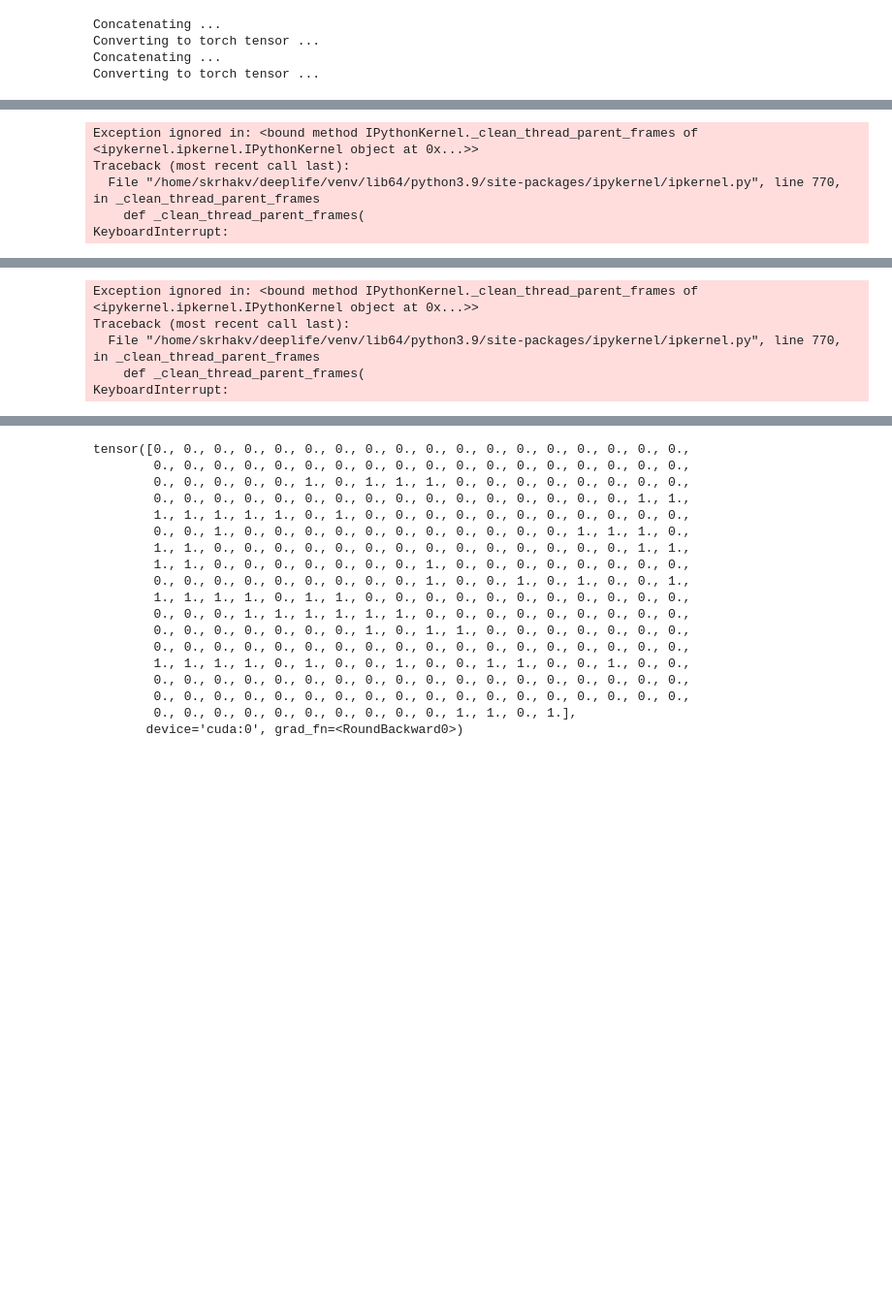
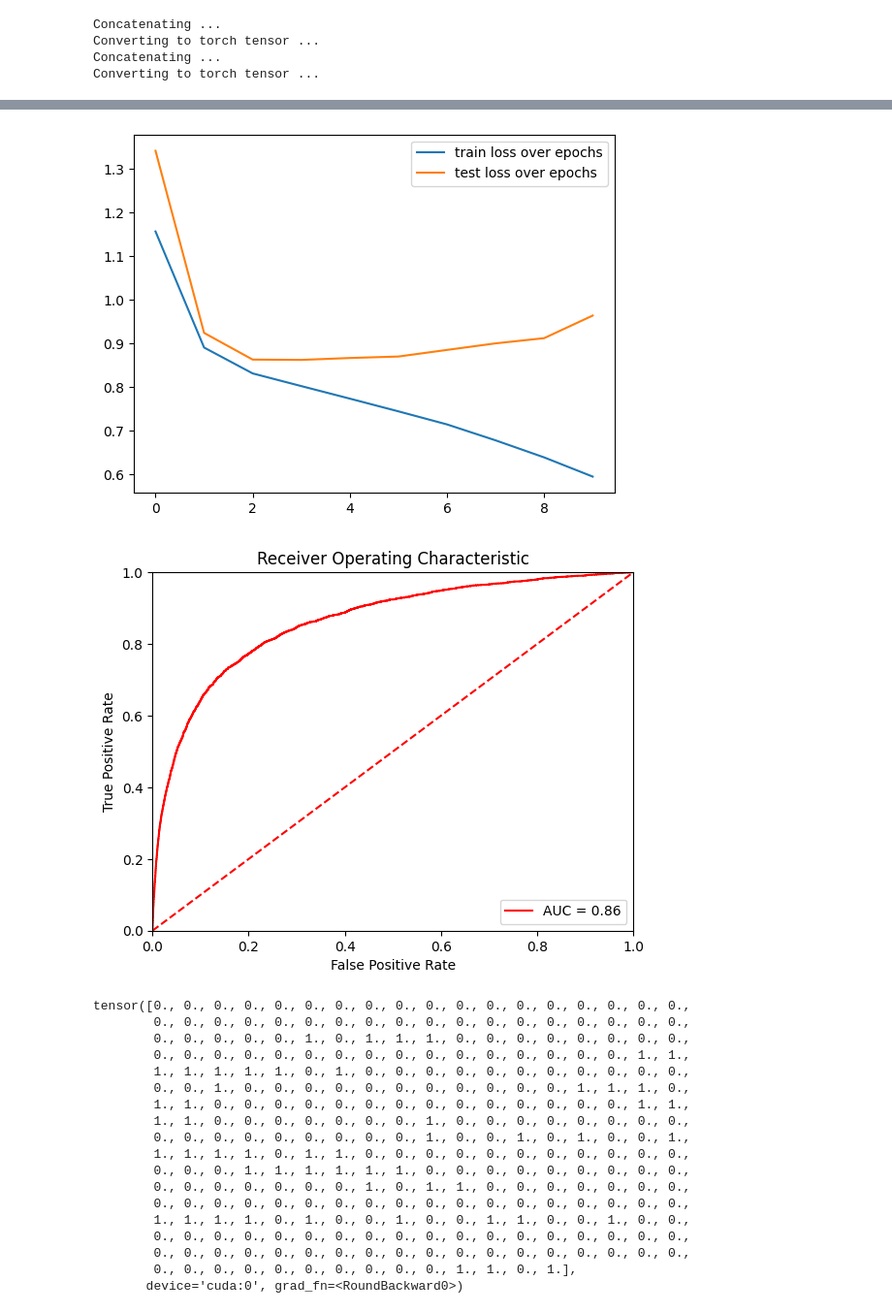
Before and after one commit to skrhakv/cryptic-finetuning, a Jupyter notebook: src/models/baseline-nn.ipynb, the cells around one changed output, grey strips where cells are left out. Shown: that part at 97% size. Cells and saved outputs as stored; diff of their text form; code cells hidden in the pictures; blank space fills up the shorter version.

```diff
--- a/src/models/baseline-nn.ipynb
+++ b/src/models/baseline-nn.ipynb
@@ -14,7 +14,7 @@ torch.manual_seed(0)
 
 DATASET = 'cryptobench'
 DATA_PATH = f'/home/skrhakv/cryptic-nn/data/{DATASET}'
-ESM_EMBEDDINGS_PATH = f'{DATA_PATH}/650M-embeddings'
+ESM_EMBEDDINGS_PATH = f'{DATA_PATH}/embeddings'
 MODELS_PATH = f'{DATA_PATH}/models'
 
 device = 'cuda' if torch.cuda.is_available() else 'cpu'
@@ -87,8 +87,8 @@ DECISION_THRESHOLD = 0.95
 DROPOUT = 0.3
 LAYER_WIDTH = 256
 # ESM2_DIM = 320
-ESM2_DIM  = 1280
-# ESM2_DIM  = 2560
+# ESM2_DIM  = 1280
+ESM2_DIM  = 2560
 class CryptoBenchClassifier(nn.Module):
     def __init__(self, input_dim=ESM2_DIM):
         super().__init__()
@@ -120,15 +120,16 @@ def accuracy_fn(y_true, y_pred):
 torch.manual_seed(42)
 
 class FocalLoss(nn.Module):
-    def __init__(self, alpha=1, gamma=2, reduction='mean'):
+    def __init__(self, alpha=1, gamma=2, bce_loss=nn.functional.binary_cross_entropy_with_logits, reduction='mean'):
         super(FocalLoss, self).__init__()
         self.alpha = alpha  # controls class imbalance
         self.gamma = gamma  # focuses on hard examples
         self.reduction = reduction
+        self.bce_loss = bce_loss
 
     def forward(self, inputs, targets):
         # Calculate Binary Cross-Entropy Loss for each sample
-        BCE_loss = nn.functional.binary_cross_entropy_with_logits(inputs, targets, reduction='none')
+        BCE_loss = self.bce_loss(inputs, targets)
 
         # Compute pt (model confidence on true class)
         pt = torch.exp(-BCE_loss)
@@ -155,8 +156,10 @@ def train(model, optimizer, epochs, batch_size, train_dataset, test_dataset):
     class_weights = compute_class_weights(y_train.numpy()).to(device)
     print(f'Class weights: ', class_weights)
     # BCEWithLogitsLoss - sigmoid is already built-in!
-    # loss_fn = FocalLoss(alpha=0.75, gamma=5)
-    loss_fn = nn.BCEWithLogitsLoss(pos_weight=class_weights[1])
+
+    loss_fn = nn.BCEWithLogitsLoss(pos_weight=2 * class_weights[1])
+    # loss_fn = FocalLoss(alpha=1, gamma=2, bce_loss=loss_fn)
+
     X_test, y_test = X_test.to(device), y_test.to(device).float()
 
     train_losses, test_losses = [], []
@@ -171,8 +174,8 @@ def train(model, optimizer, epochs, batch_size, train_dataset, test_dataset):
         with torch.inference_mode():
 
             test_logits = model(X_test).squeeze()
-            test_pred = torch.round(torch.sigmoid(test_logits))
-            # test_pred = (torch.sigmoid(test_logits)>DECISION_THRESHOLD).float()
+            # test_pred = torch.round(torch.sigmoid(test_logits))
+            test_pred = (torch.sigmoid(test_logits)>DECISION_THRESHOLD).float()
 
             test_loss = loss_fn(test_logits,
                                 y_test)
@@ -181,10 +184,17 @@ def train(model, optimizer, epochs, batch_size, train_dataset, test_dataset):
             # compute metrics on test dataset
             test_acc = accuracy_fn(y_true=y_test,
                                    y_pred=test_pred)
+
             fpr, tpr, thresholds = metrics.roc_curve(y_test.cpu().numpy(), torch.sigmoid(test_logits).cpu().numpy())
             roc_auc = metrics.auc(fpr, tpr)
 
             mcc = metrics.matthews_corrcoef(y_test.cpu().numpy(), test_pred.cpu().numpy())
+
+            f1 = metrics.f1_score(y_test.cpu().numpy(), test_pred.cpu().numpy(), average='weighted')
+
+            precision, recall, thresholds = metrics.precision_recall_curve(y_test.cpu().numpy(), torch.sigmoid(test_logits).cpu().numpy())
+            auprc = metrics.auc(recall, precision)
+
 
         #
         # TRAIN
@@ -215,7 +225,7 @@ def train(model, optimizer, epochs, batch_size, train_dataset, test_dataset):
 
         train_losses.append(sum(batch_losses) / len(batch_losses))
         #if epoch % 10 == 0:
-        print(f"Epoch: {epoch} | Loss: {loss:.5f}, Accuracy: {test_acc:.2f}% | Test loss: {test_loss:.5f}, AUC: {roc_auc}, MCC: {mcc}, sum: {sum(test_pred)}")
+        print(f"Epoch: {epoch} | Loss: {loss:.5f}, Accuracy: {test_acc:.2f}% | Test loss: {test_loss:.5f}, AUC: {roc_auc:.4f}, MCC: {mcc:.4f}, F1: {f1:.4f}, AUPRC: {auprc:.4f}, sum: {sum(test_pred)}")
 
     plt.plot(train_losses,label="train loss over epochs")
     plt.plot(test_losses,label="test loss over epochs")
@@ -253,10 +275,10 @@ optimizer = torch.optim.AdamW(params=model_3.parameters(),
                             lr=0.0001)
 
 
-fpr_3, tpr_3, roc_auc_3 = train(model_3, optimizer, epochs=40, batch_size=2048,
+fpr_3, tpr_3, roc_auc_3 = train(model_3, optimizer, epochs=10, batch_size=2048,
       train_dataset=train_dataset_apo, test_dataset=test_dataset_apo)
 
-# Focal alpha=0.25, gamma=2
+# Focal alpha=0.25, gamma=20
 # Epoch: 10 | Loss: 0.01287, Accuracy: 94.37% | Test loss: 0.01320, AUC: 0.762610765510114, MCC: -0.0017429694370834372, sum: 3.0
 
 # Focal alpha=0.1, gamma=2
@@ -295,6 +317,7 @@ fpr_3, tpr_3, roc_auc_3 = train(model_3, optimizer, epochs=40, batch_size=2048,
 # ESM++ finetuned - distances+ligysis:  Epoch: 1 | Loss: 0.33474, Accuracy: 90.97% | Test loss: 0.54741, AUC: 0.8948266, MCC: 0.44853, sum: 6194.0
 # ESMC-300M finetuned:                  Epoch: 4 | Loss: 0.18427, Accuracy: 91.07% | Test loss: 0.66096, AUC: 0.8701985, MCC: 0.40720, sum: 5593.0
 # ESMC-600M finetuned:                  Epoch: 2 | Loss: 0.20186, Accuracy: 89.83% | Test loss: 0.59128, AUC: 0.8789400, MCC: 0.41237, sum: 6716.0
-# ESMC-600M finetuned - distances+ligysis:Epoch: 1 | Loss: 0.33474, Accuracy: 90.97% | Test loss: 0.54741, AUC: 0.8948266, MCC: 0.44853, sum: 6194.0
+# ESMC-600M finetuned-distances+ligysis:Epoch: 1 | Loss: 0.33474, Accuracy: 90.97% | Test loss: 0.54741, AUC: 0.8948266, MCC: 0.44853, sum: 6194.0
+# 3B finetuned - distances + ligysis:   Epoch: 3 | Loss: 0.39817, Accuracy: 88.08% | Test loss: 0.54287, AUC: 0.8954315, MCC: 0.42774, sum: 35.0
 # %% [output]
 Class weights:  tensor([0.5303, 8.7481], device='cuda:0')
@@ -317,5 +333,0 @@ Epoch: 23 | Loss: 0.32273, Accuracy: 91.03% | Test loss: 0.80116, AUC: 0.8527707
-Exception ignored in: <bound method IPythonKernel._clean_thread_parent_frames of <ipykernel.ipkernel.IPythonKernel object at 0x...>>
-Traceback (most recent call last):
-  File "/home/skrhakv/deeplife/venv/lib64/python3.9/site-packages/ipykernel/ipkernel.py", line 770, in _clean_thread_parent_frames
-    def _clean_thread_parent_frames(
-KeyboardInterrupt:
@@ -328,5 +333,0 @@ Epoch: 29 | Loss: 0.20311, Accuracy: 91.99% | Test loss: 0.97675, AUC: 0.8463797
-Exception ignored in: <bound method IPythonKernel._clean_thread_parent_frames of <ipykernel.ipkernel.IPythonKernel object at 0x...>>
-Traceback (most recent call last):
-  File "/home/skrhakv/deeplife/venv/lib64/python3.9/site-packages/ipykernel/ipkernel.py", line 770, in _clean_thread_parent_frames
-    def _clean_thread_parent_frames(
-KeyboardInterrupt:
@@ -335,3 +334,5 @@ Epoch: 31 | Loss: 0.20315, Accuracy: 92.35% | Test loss: 1.05909, AUC: 0.8441775
+[figure, added]
+[figure, added]
 # %%
 # save the model:
 OUTPUT_PATH = '/home/skrhakv/cryptic-nn/data/cryptobench/models/model-650M.pt'
```
Also changed, not shown: parts of 6 cells of this notebook.
